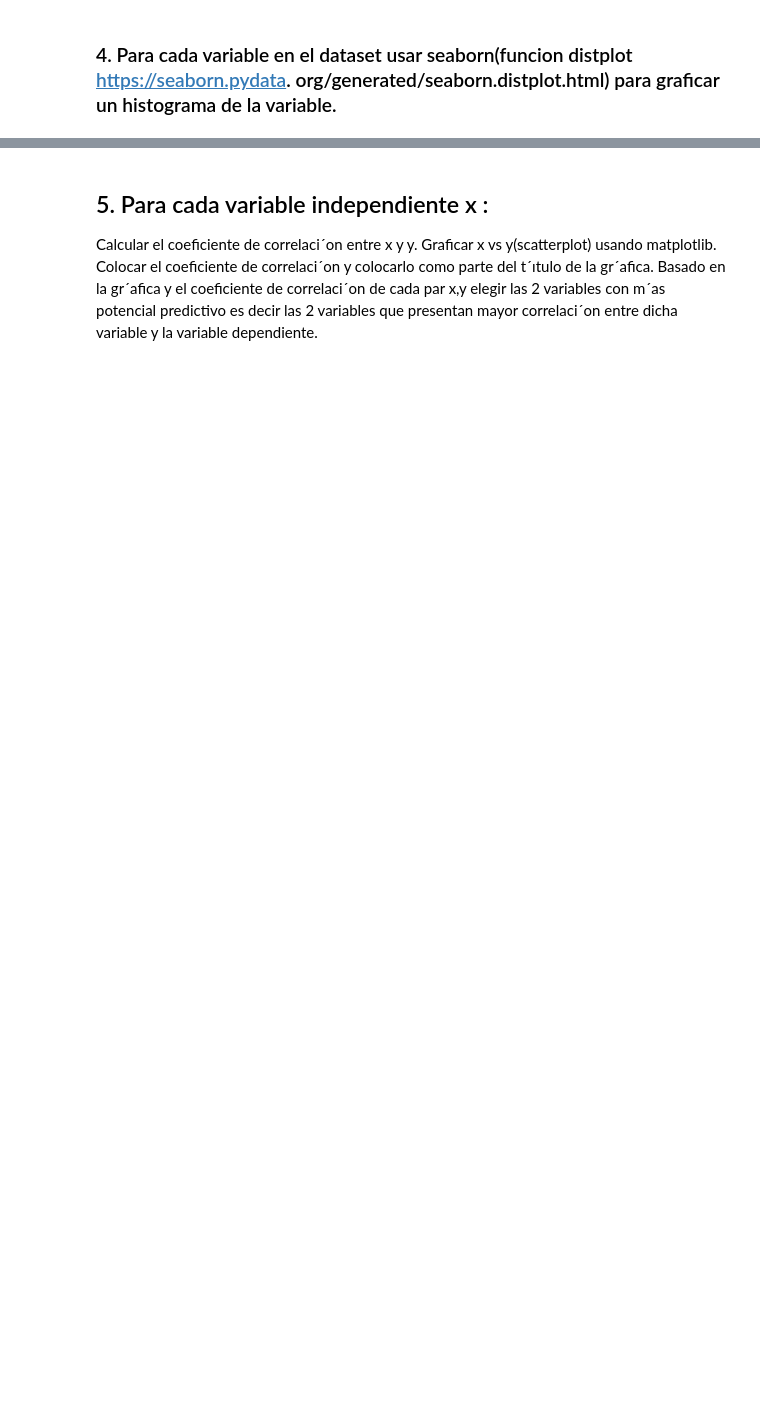
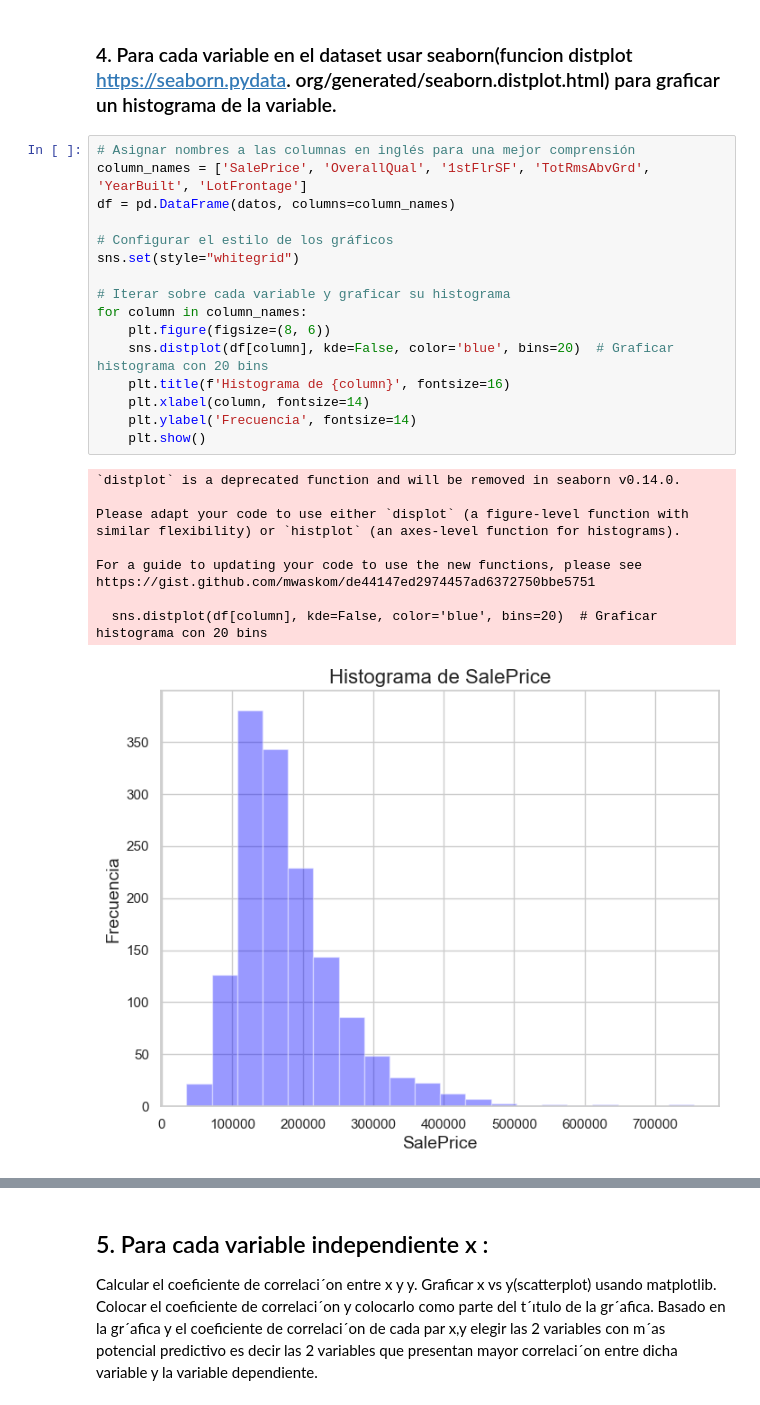
Before and after one commit to walteralexanderajtunpisquiy/PROYECTO1, a Jupyter notebook: ProyectoFinal.ipynb, the cells around one changed output, grey strips where cells are left out. Saved outputs shown, nothing was run; the diff lists cells and outputs as text; blank space fills up the shorter version.

```diff
--- a/ProyectoFinal.ipynb
+++ b/ProyectoFinal.ipynb
@@ -71,2 +108,29 @@ datos_validacion_pruebas = datos[filas_entrenamiento:]
 # %% [markdown]
 ### 4.	Para  cada  variable  en  el  dataset  usar  seaborn(funcion  distplot  https://seaborn.pydata. org/generated/seaborn.distplot.html) para graficar un histograma de la variable.
+# %%
+# Asignar nombres a las columnas en inglés para una mejor comprensión
+column_names = ['SalePrice', 'OverallQual', '1stFlrSF', 'TotRmsAbvGrd', 'YearBuilt', 'LotFrontage']
+df = pd.DataFrame(datos, columns=column_names)
+
+# Configurar el estilo de los gráficos
+sns.set(style="whitegrid")
+
+# Iterar sobre cada variable y graficar su histograma
+for column in column_names:
+    plt.figure(figsize=(8, 6))
+    sns.distplot(df[column], kde=False, color='blue', bins=20)  # Graficar histograma con 20 bins
+    plt.title(f'Histograma de {column}', fontsize=16)
+    plt.xlabel(column, fontsize=14)
+    plt.ylabel('Frecuencia', fontsize=14)
+    plt.show()
+# %% [output]
+`distplot` is a deprecated function and will be removed in seaborn v0.14.0.
+
+Please adapt your code to use either `displot` (a figure-level function with
+similar flexibility) or `histplot` (an axes-level function for histograms).
+
+For a guide to updating your code to use the new functions, please see
+https://gist.github.com/mwaskom/de44147ed2974457ad6372750bbe5751
+
+  sns.distplot(df[column], kde=False, color='blue', bins=20)  # Graficar histograma con 20 bins
+[figure, added]
```
Also changed, not shown: parts of 3 cells of this notebook.
